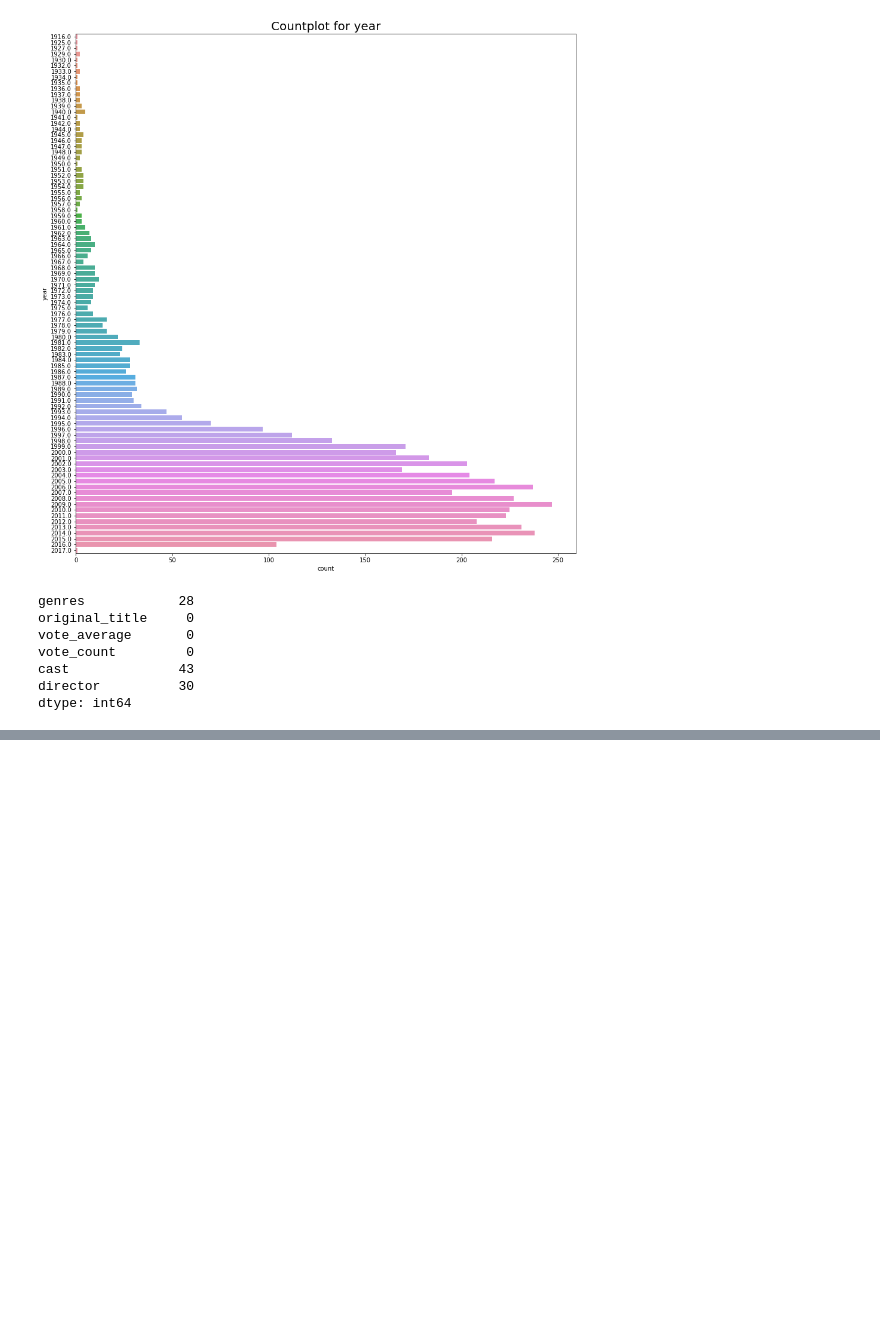
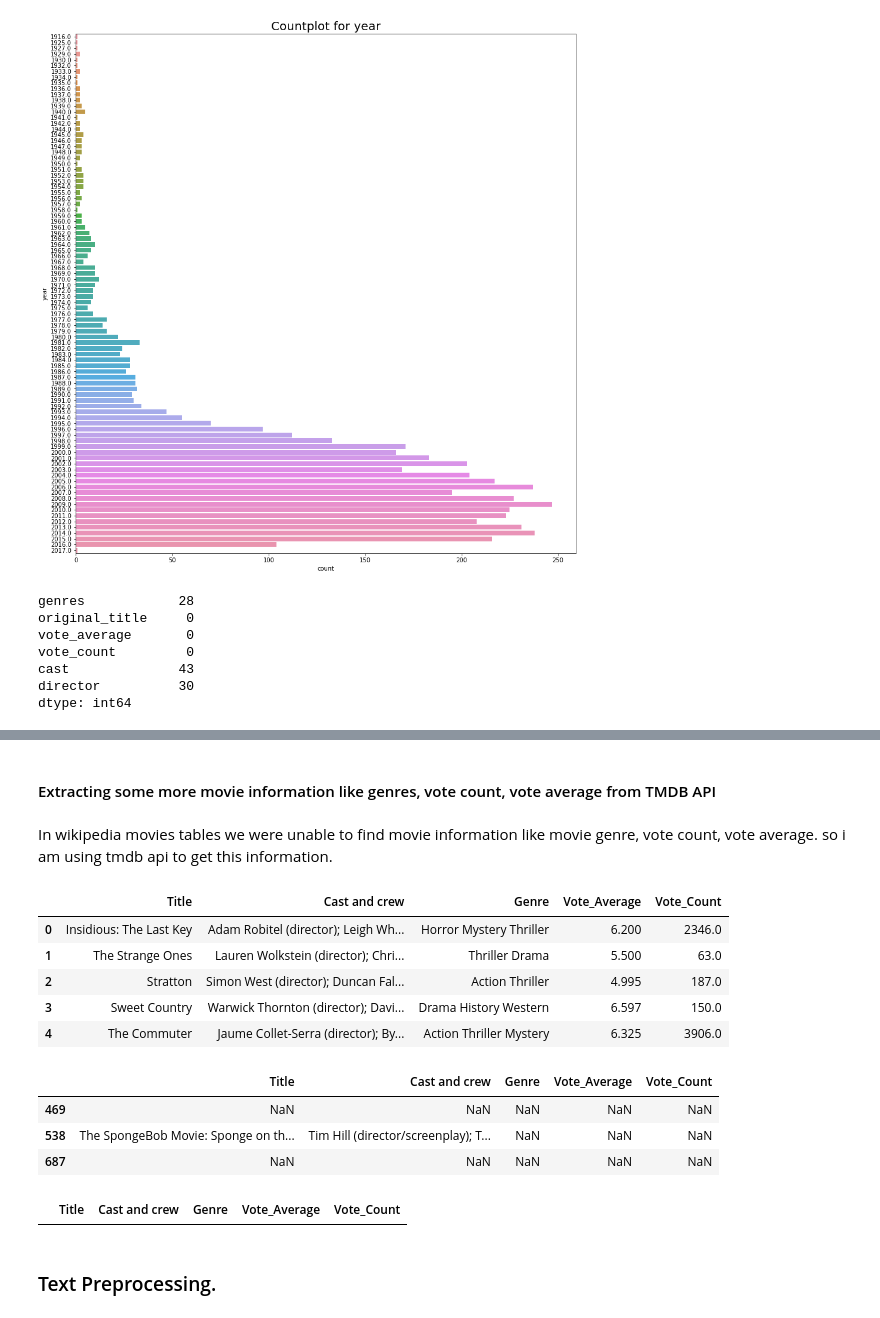
Before and after one commit to buriihenry/Movie-Recommender-system, a Jupyter notebook: Movie Recommender .ipynb, the cells around one changed output, grey strips where cells are left out. Cells and saved outputs as stored; diff of their text form; code cells hidden in the pictures; blank space fills up the shorter version.

```diff
--- a/Movie Recommender .ipynb
+++ b/Movie Recommender .ipynb
@@ -212,0 +170,4 @@ wiki_df['Vote_Count'] = wiki_df['Title'].apply(lambda x:get_genre(x)[2])
+# %% [markdown]
+#### Extracting some more movie information like genres, vote count, vote average from TMDB API
+# %% [markdown]
+In wikipedia movies tables we were unable to find movie information like movie genre, vote count, vote average. so i am using tmdb api to get this information.
@@ -212,0 +213,19 @@ wiki_df['Vote_Count'] = wiki_df['Title'].apply(lambda x:get_genre(x)[2])
+# %%
+# Now Selecting only usefull feature.
+wiki_df2= wiki_df[["Title","Cast and crew","Genre","Vote_Average","Vote_Count"]]
+wiki_df2.head()
+# %% [output]
+|  | Title | Cast and crew | Genre | Vote_Average | Vote_Count |
+| 0 | Insidious: The Last Key | Adam Robitel (director); Leigh Wh... | Horror Mystery Thriller | 6.200 | 2346.0 |
+| 1 | The Strange Ones | Lauren Wolkstein (director); Chri... | Thriller Drama | 5.500 | 63.0 |
+| 2 | Stratton | Simon West (director); Duncan Fal... | Action Thriller | 4.995 | 187.0 |
+| 3 | Sweet Country | Warwick Thornton (director); Davi... | Drama History Western | 6.597 | 150.0 |
+| 4 | The Commuter | Jaume Collet-Serra (director); By... | Action Thriller Mystery | 6.325 | 3906.0 |
+# %%
+# Checking missing value
+wiki_df2[wiki_df2.isna().any(axis=1)]
+# %% [output]
+|  | Title | Cast and crew | Genre | Vote_Average | Vote_Count |
+| 469 | NaN | NaN | NaN | NaN | NaN |
+| 538 | The SpongeBob Movie: Sponge on th... | Tim Hill (director/screenplay); T... | NaN | NaN | NaN |
+| 687 | NaN | NaN | NaN | NaN | NaN |
@@ -212,0 +237,6 @@ wiki_df['Vote_Count'] = wiki_df['Title'].apply(lambda x:get_genre(x)[2])
+# %%
+wiki_df2[wiki_df2.isna().any(axis=1)]
+# %% [output]
+|  | Title | Cast and crew | Genre | Vote_Average | Vote_Count |
+# %% [markdown]
+### Text Preprocessing.
```
Also changed, not shown: parts of 19 cells of this notebook.
